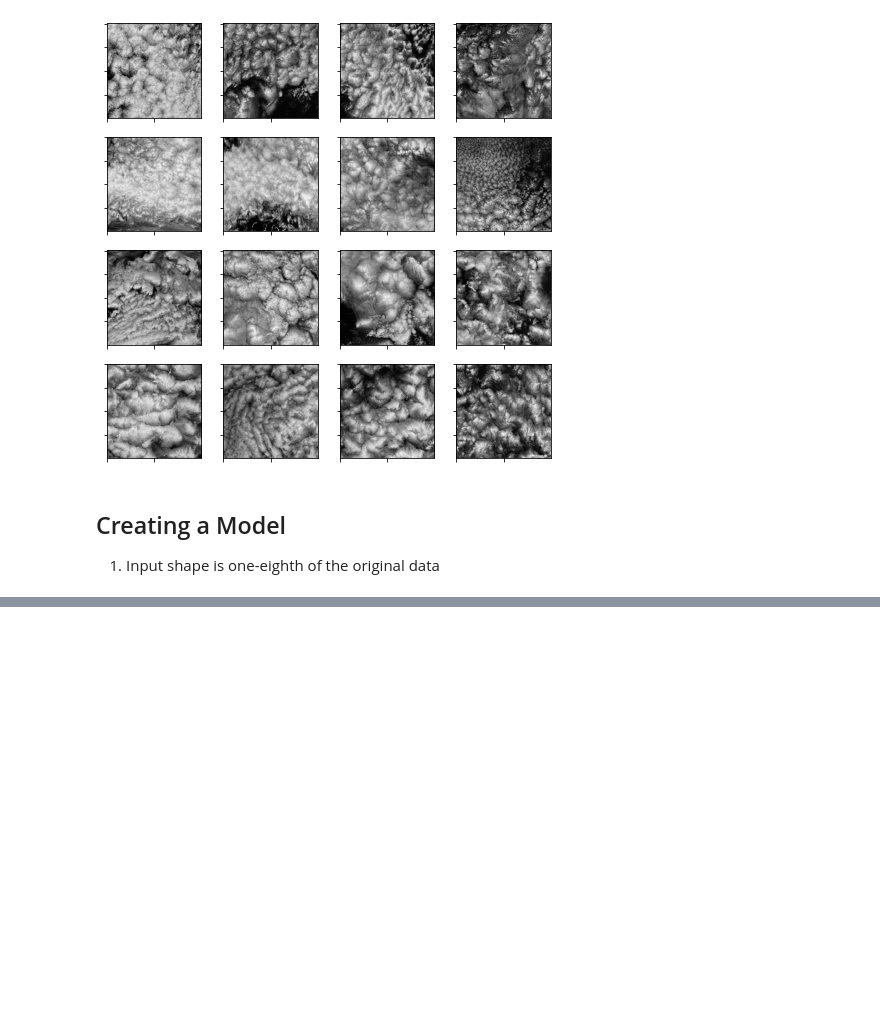
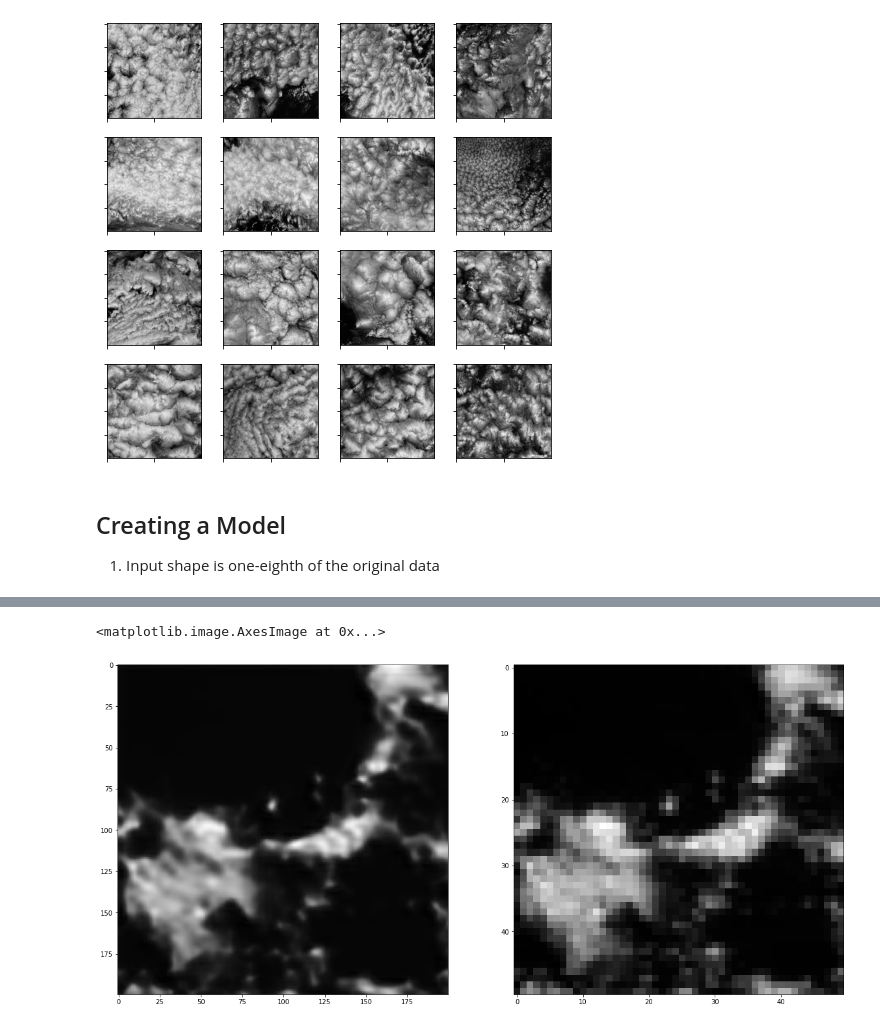
Before and after one commit to nram812/SuperResolutionSatellite, a Jupyter notebook: SatelliteSuperResolution.ipynb, the cells around one changed output, grey strips where cells are left out. Drawn from its saved outputs; the diff is of its cells as text; code cells hidden in the pictures; blank space fills up the shorter version.

```diff
--- a/SatelliteSuperResolution.ipynb
+++ b/SatelliteSuperResolution.ipynb
@@ -105,0 +155,8 @@ ax[2].imshow(X_test[idx_of_interest],cmap='gray')
+# %%
+idx_of_interest = 19
+fig, ax = py.subplots(1,2, figsize = (20,20))
+ax[0].imshow(data[idx_of_interest,:,:,0][:50*4,:50*4], cmap ='gray')
+ax[1].imshow(X_test[idx_of_interest,:,:][:50,:50], cmap='gray')
+# %% [output]
+<matplotlib.image.AxesImage at 0x...>
+[figure, added]
```
Also changed, not shown: parts of 20 cells of this notebook, 3 other files.
